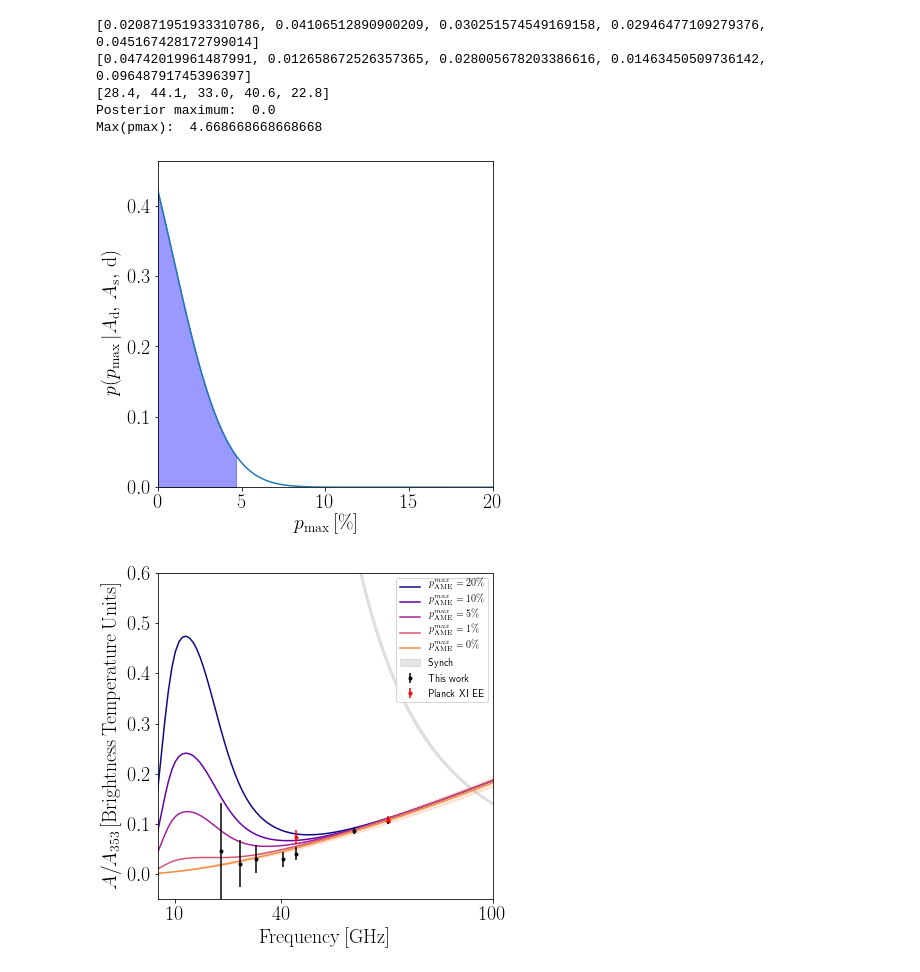
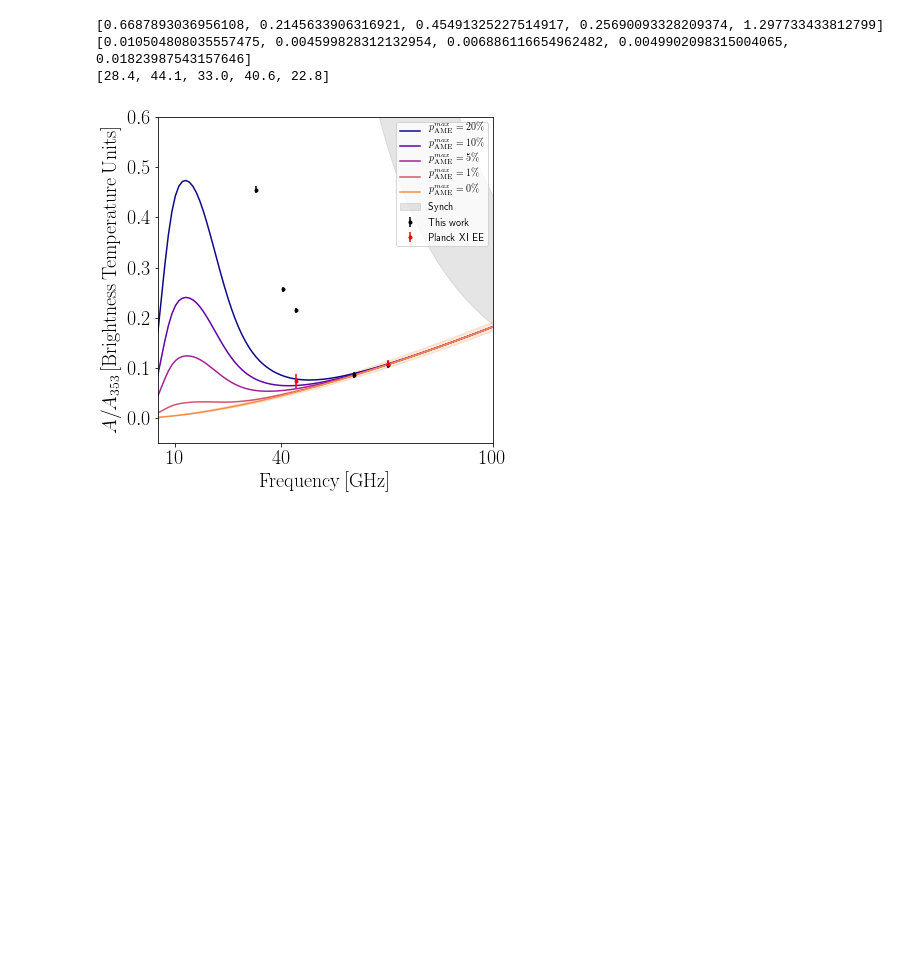
Before and after one commit to hermda02/dang, a Jupyter notebook: scripts/sed_plotter.ipynb, the cells around one changed output. Drawn from its saved outputs; the diff is of its cells as text; code cells hidden in the pictures; blank space fills up the shorter version.

```diff
--- a/scripts/sed_plotter.ipynb
+++ b/scripts/sed_plotter.ipynb
@@ -70,15 +70,15 @@ def plot_SED(loglin='log',amp_powerlaw=False):
     fig, ax = plt.subplots(figsize=(6,6))
 
     # Synch
-    ax.fill_between(x,power_law(s_Q_mean,44.0,x,beta_s),power_law(s_U_mean,44.0,x,beta_s),color='gray',alpha=0.2,label='Synch')
+    ax.fill_between(x,power_law(s_Q_mean,30.0,x,beta_s),power_law(s_U_mean,44.0,x,beta_s),color='gray',alpha=0.2,label='Synch')
 #     ax.fill_between(x,power_law(s_P_mean,44.0,x,beta_s-0.01),power_law(s_P_mean,44.0,x,beta_s+0.01),color='gray',alpha=0.2,label='Synch')
 
 
     # MBB + AME Pol
-    ax.plot(x,spdust_tot*(20./22.)+mbb(1.0,353.,x,19.6,1.60),color=colors[0],label=r'$p_{\mathrm{AME}}^{max} = 20\%$')
-    ax.plot(x,spdust_tot*(10./22.)+mbb(1.0,353.,x,19.6,1.60),color=colors[2],label=r'$p_{\mathrm{AME}}^{max} = 10\%$')
-    ax.plot(x,spdust_tot*(5./22.)+mbb(1.0,353.,x,19.6,1.60),color=colors[4],label=r'$p_{\mathrm{AME}}^{max} = 5\%$')
-    ax.plot(x,spdust_tot*(1./22.)+mbb(1.0,353.,x,19.6,1.60),color=colors[6],label=r'$p_{\mathrm{AME}}^{max} = 1\%$')
+    ax.plot(x,spdust_tot*(20./22.)+mbb(1.0,353.,x,19.6,1.62),color=colors[0],label=r'$p_{\mathrm{AME}}^{max} = 20\%$')
+    ax.plot(x,spdust_tot*(10./22.)+mbb(1.0,353.,x,19.6,1.62),color=colors[2],label=r'$p_{\mathrm{AME}}^{max} = 10\%$')
+    ax.plot(x,spdust_tot*(5./22.)+mbb(1.0,353.,x,19.6,1.62),color=colors[4],label=r'$p_{\mathrm{AME}}^{max} = 5\%$')
+    ax.plot(x,spdust_tot*(1./22.)+mbb(1.0,353.,x,19.6,1.62),color=colors[6],label=r'$p_{\mathrm{AME}}^{max} = 1\%$')
 
 #     if amp_powerlaw:
 #         ax.plot(x,power_law(dust_Q_means[6],freq[6],x,beta_s),'k--')
@@ -160,6 +160,8 @@ def plot_ame():
     ax.plot(x,spdust_tot*(1./22.),color=colors[6],label=r'$p_{\mathrm{AME}}^{max} = 1\%$')
     ax.plot(x,spdust_tot*(0./22.),color=colors[8],label=r'$p_{\mathrm{AME}}^{max} = 0\%$')
 
+#     ax.plot(x,power_law(dust_Q_means[3],freq[3],x,-2.832),label='Synch power-law')
+
     ax.errorbar(freq,dust_Q_means,dust_Q_std,fmt='.',color='k',zorder=10,label='This work')
 
     ax.set_ylim([-0.025,0.5])
@@ -375,58 +385,54 @@ for i in range(len(dust_Q_means)):
     if dust_Q_means[i] != 0.0:
 #         t_amps.append(dust_Q_means[i])
 #         t_err.append(dust_Q_std[i])
         t_amps.append(dust_Q_means[i]+thermal_amp[i])
         t_err.append(np.sqrt(dust_Q_std[i]**2+thermal_err[i]**2))
         t_freqs.append(freq[i])
 
 print(t_amps)
 print(t_err)
 print(t_freqs)
 
 # if (t_d_std != 0.0):
 T_d = t_d_mean #np.linspace(19.5,19.7,100)
 # else:
 #     T_d = np.linspace(t_d_mean-t_d_std,t_d_mean+t_d_std,100)
 if (beta_d_std != 0.0):
     beta_d = np.linspace(beta_d_mean-beta_d_std,beta_d_mean+beta_d_std,1000)
 else:
     beta_d = beta_d_mean
 pmax  = np.linspace(0,22,1000)
 vals  = np.empty(1000)
 vals  = 0.0
 
-for i in range(1000):
-    vals += fit_ame_2_amps(spdust_tot,mbb(1.0,353.,x,T_d,beta_d[i]),x,t_amps,t_freqs,t_err)
+# for i in range(1000):
+#     vals += fit_ame_2_amps(spdust_tot,mbb(1.0,353.,x,T_d,beta_d[i]),x,t_amps,t_freqs,t_err)
 
-norm  = np.trapz(vals,pmax)
-cumul = np.cumsum(vals)
-dummy = np.empty(1000)
-xfill = np.where(cumul/cumul[-1] < 0.95)[-1]
-dummy[:] = 0.0
+# norm  = np.trapz(vals,pmax)
+# cumul = np.cumsum(vals)
+# dummy = np.empty(1000)
+# xfill = np.where(cumul/cumul[-1] < 0.95)[-1]
+# dummy[:] = 0.0
 
-print("Posterior maximum: ",float(pmax[np.where(vals == np.max(vals))]))
-print("Max(pmax): ",np.max(pmax[:xfill[-1]]))
+# print("Posterior maximum: ",float(pmax[np.where(vals == np.max(vals))]))
+# print("Max(pmax): ",np.max(pmax[:xfill[-1]]))
 
-fig, ax = plt.subplots(figsize=(6,6))
-ax.plot(pmax,vals/norm)
-ax.set_xlabel(r'$p_{\rm max}\, [{\rm \%}]$',size=20)
-ax.set_ylabel(r'$p(p_{\rm max}\,|A_{\rm d},\,A_{\rm s},\,{\rm d})$',size=20)
-ax.set_xlim([0,20])
-ax.set_ylim([0,1.1*np.max(vals/norm)])
-ax.fill_between(pmax[:xfill[-1]],dummy[:xfill[-1]],vals[:xfill[-1]]/norm,color='blue',alpha=0.4,label=r'${\rm 95\,\%\, Confidence\, Interval}$')
-plt.savefig('../'+dir+'/P_amp_bestfit_posterior_'+version+'.pdf',dpi=300,bbox_inches='tight')
-plt.show()
+# fig, ax = plt.subplots(figsize=(6,6))
+# ax.plot(pmax,vals/norm)
+# ax.set_xlabel(r'$p_{\rm max}\, [{\rm \%}]$',size=20)
+# ax.set_ylabel(r'$p(p_{\rm max}\,|A_{\rm d},\,A_{\rm s},\,{\rm d})$',size=20)
+# ax.set_xlim([0,20])
+# ax.set_ylim([0,1.1*np.max(vals/norm)])
+# ax.fill_between(pmax[:xfill[-1]],dummy[:xfill[-1]],vals[:xfill[-1]]/norm,color='blue',alpha=0.4,label=r'${\rm 95\,\%\, Confidence\, Interval}$')
+# plt.savefig('../'+dir+'/P_amp_bestfit_posterior_'+version+'.pdf',dpi=300,bbox_inches='tight')
+# plt.show()
 
-# plot_SED(True)
 plot_SED('lin')
 # %% [output]
-[0.020871951933310786, 0.04106512890900209, 0.030251574549169158, 0.02946477109279376, 0.045167428172799014]
-[0.04742019961487991, 0.012658672526357365, 0.028005678203386616, 0.01463450509736142, 0.09648791745396397]
+[0.6687893036956108, 0.2145633906316921, 0.45491325227514917, 0.25690093328209374, 1.297733433812799]
+[0.010504808035557475, 0.004599828312132954, 0.006886116654962482, 0.0049902098315004065, 0.01823987543157646]
 [28.4, 44.1, 33.0, 40.6, 22.8]
-Posterior maximum:  0.0
-Max(pmax):  4.668668668668668
-[figure, old version]
+[figure, new version]
-[figure, removed]
 # %%
 plot_ame()
 # %% [output]
```
Also changed, not shown: parts of 4 cells of this notebook, 1 other file.
